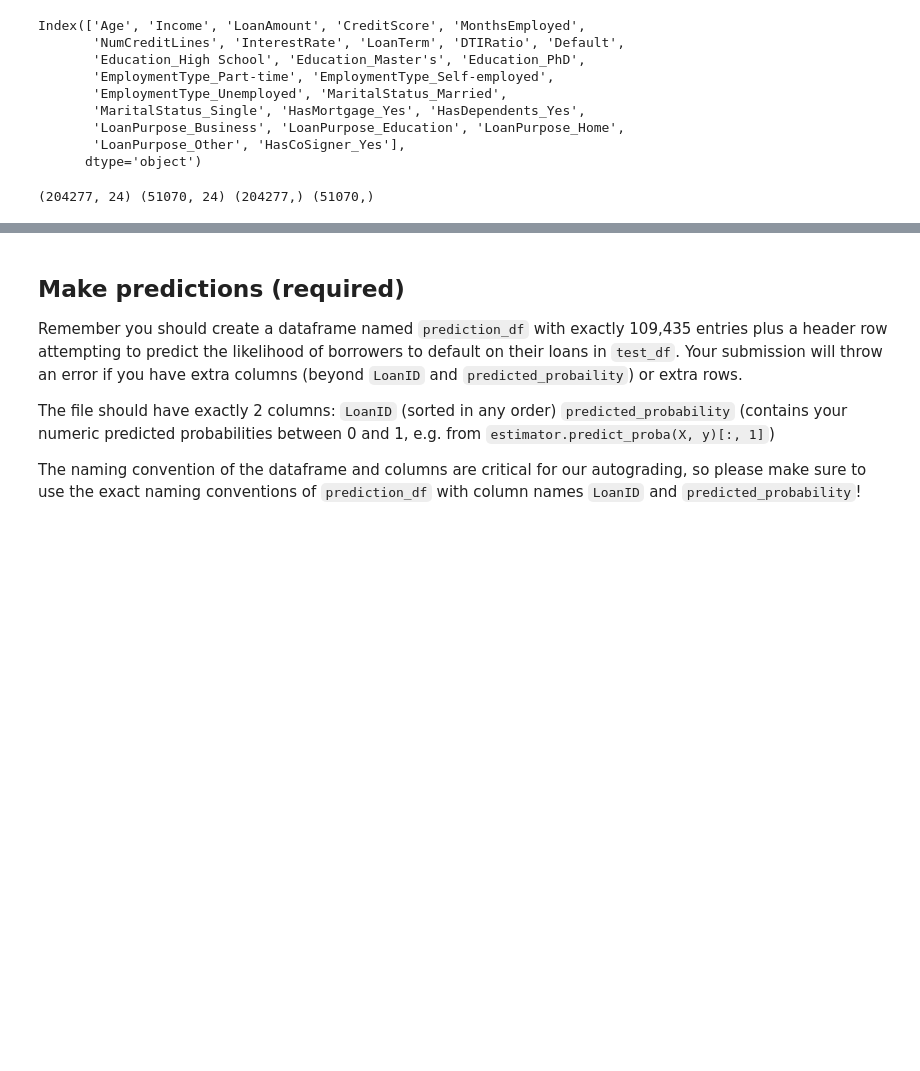
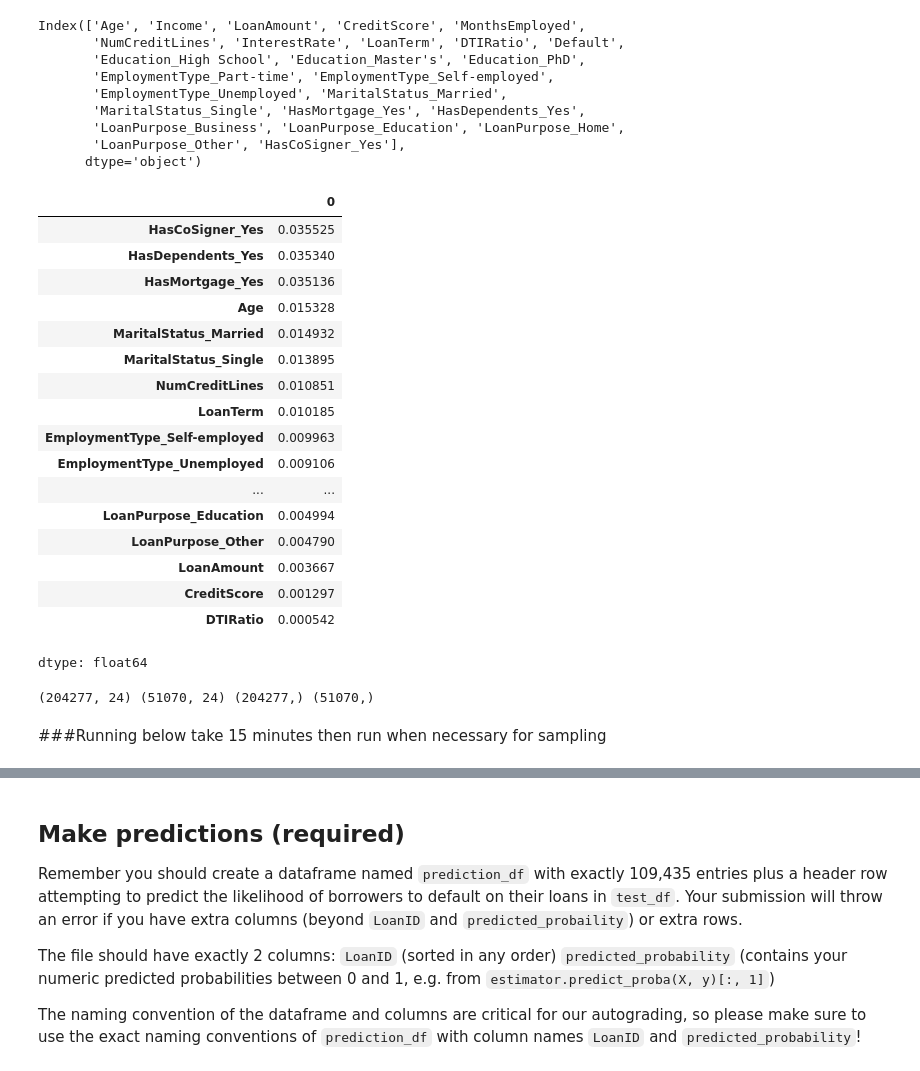
Before and after one commit to Jasman123/Data_Science_Challange, a Jupyter notebook: LoanDefaultPrediction.ipynb, the cells around one changed output, grey strips where cells are left out. Drawn from its saved outputs; the diff is of its cells as text; code cells hidden in the pictures; blank space fills up the shorter version.

```diff
--- a/LoanDefaultPrediction.ipynb
+++ b/LoanDefaultPrediction.ipynb
@@ -395,8 +395,36 @@ Index(['Age', 'Income', 'LoanAmount', 'CreditScore', 'MonthsEmployed',
 # %%
 X = train_dummies.drop(['Default'], axis=1)
 Y = train_df['Default']
+# %%
+from sklearn.feature_selection import SelectKBest, chi2, mutual_info_classif
+
+mi_score = mutual_info_classif(X, Y)
+mi_score = pd.Series(mi_score)
+mi_score.index = X.columns
+mi_score.sort_values(ascending=False)
+# %% [output]
+|  | 0 |
+| HasCoSigner_Yes | 0.035525 |
+| HasDependents_Yes | 0.035340 |
+| HasMortgage_Yes | 0.035136 |
+| Age | 0.015328 |
+| MaritalStatus_Married | 0.014932 |
+| MaritalStatus_Single | 0.013895 |
+| NumCreditLines | 0.010851 |
+| LoanTerm | 0.010185 |
+| EmploymentType_Self-employed | 0.009963 |
+| EmploymentType_Unemployed | 0.009106 |
+| ... | ... |
+| LoanPurpose_Education | 0.004994 |
+| LoanPurpose_Other | 0.004790 |
+| LoanAmount | 0.003667 |
+| CreditScore | 0.001297 |
+| DTIRatio | 0.000542 |
+dtype: float64
 # %%
 X_train, X_test, Y_train, Y_test = train_test_split(X, Y, test_size=0.2, random_state=42, stratify=Y)
 print(X_train.shape, X_test.shape, Y_train.shape, Y_test.shape)
 # %% [output]
 (204277, 24) (51070, 24) (204277,) (51070,)
+# %% [markdown]
+###Running below take 15 minutes then run when necessary for sampling
```
Also changed, not shown: parts of 10 cells of this notebook.
